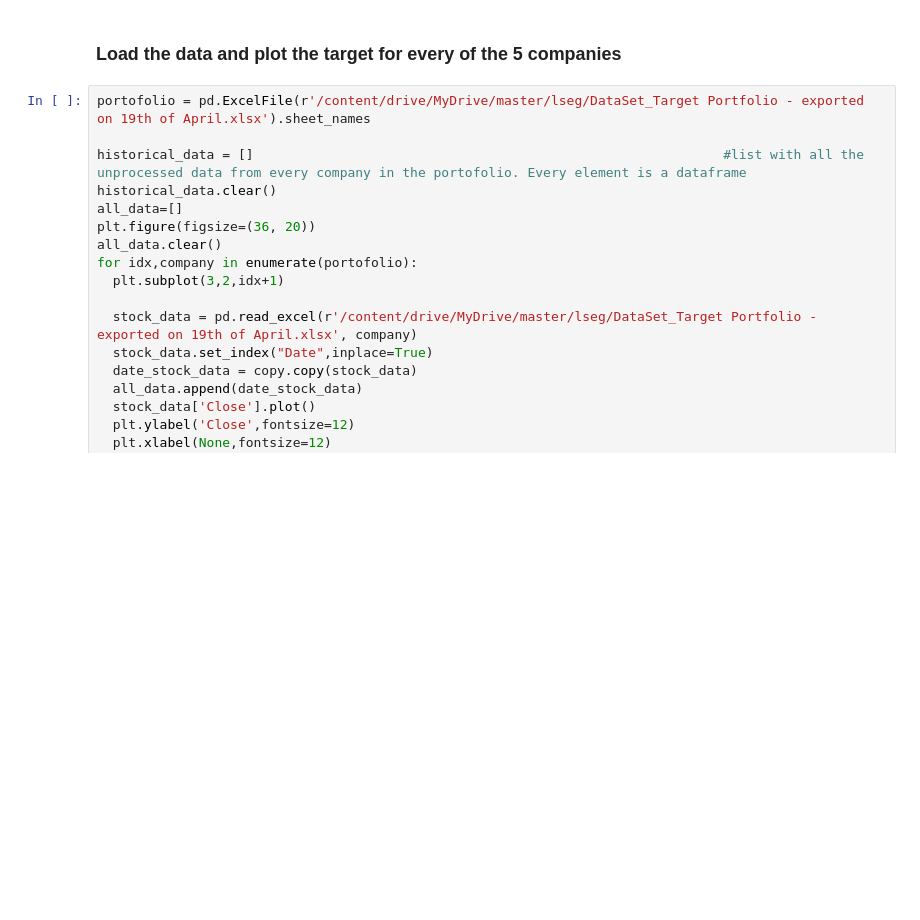
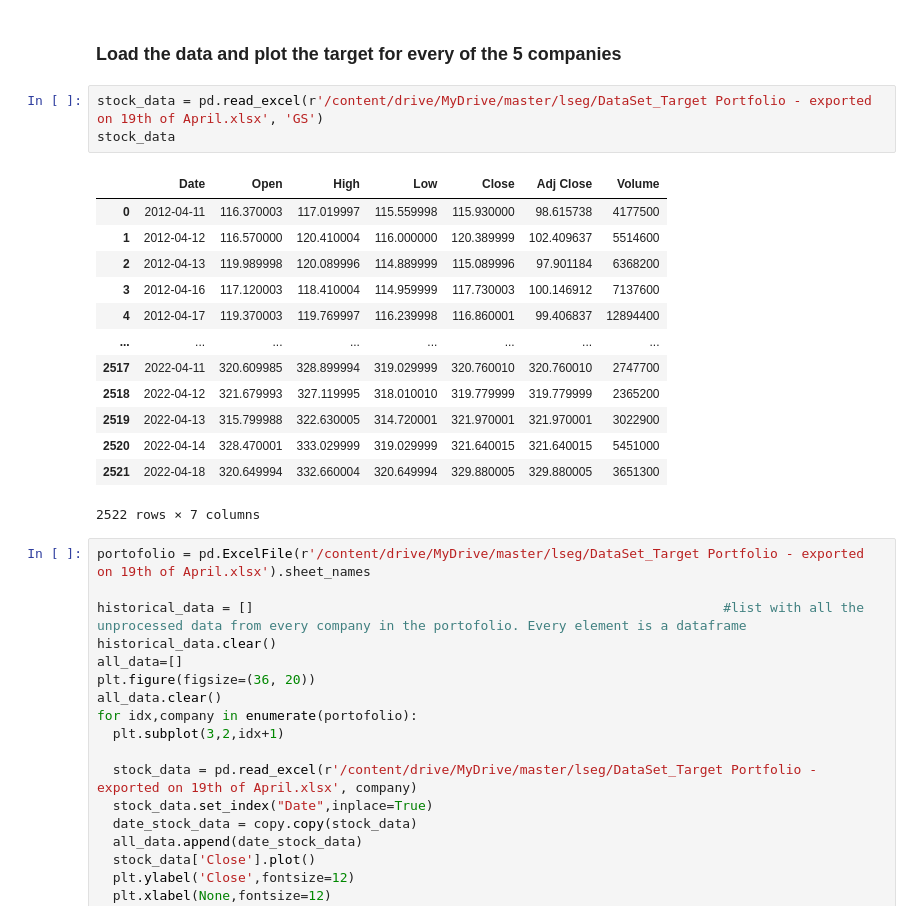
Before and after one commit to andnic51294/Stock-Market-Forecasting-using-an-Echo-State-Network, a Jupyter notebook: ESN.ipynb, the cells around one changed output. Cells and saved outputs as stored; diff of their text form; blank space fills up the shorter version.

```diff
--- a/ESN.ipynb
+++ b/ESN.ipynb
@@ -52,5 +55,22 @@ seaborn.boxplot(ts.index.dayofyear, ts, ax=ax)
 # %% [markdown]
 ### Load the data and plot the target for every of the 5 companies
+# %%
+stock_data = pd.read_excel(r'/content/drive/MyDrive/master/lseg/DataSet_Target Portfolio - exported on 19th of April.xlsx', 'GS')
+stock_data
+# %% [output]
+|  | Date | Open | High | Low | Close | Adj Close | Volume |
+| 0 | 2012-04-11 | 116.370003 | 117.019997 | 115.559998 | 115.930000 | 98.615738 | 4177500 |
+| 1 | 2012-04-12 | 116.570000 | 120.410004 | 116.000000 | 120.389999 | 102.409637 | 5514600 |
+| 2 | 2012-04-13 | 119.989998 | 120.089996 | 114.889999 | 115.089996 | 97.901184 | 6368200 |
+| 3 | 2012-04-16 | 117.120003 | 118.410004 | 114.959999 | 117.730003 | 100.146912 | 7137600 |
+| 4 | 2012-04-17 | 119.370003 | 119.769997 | 116.239998 | 116.860001 | 99.406837 | 12894400 |
+| ... | ... | ... | ... | ... | ... | ... | ... |
+| 2517 | 2022-04-11 | 320.609985 | 328.899994 | 319.029999 | 320.760010 | 320.760010 | 2747700 |
+| 2518 | 2022-04-12 | 321.679993 | 327.119995 | 318.010010 | 319.779999 | 319.779999 | 2365200 |
+| 2519 | 2022-04-13 | 315.799988 | 322.630005 | 314.720001 | 321.970001 | 321.970001 | 3022900 |
+| 2520 | 2022-04-14 | 328.470001 | 333.029999 | 319.029999 | 321.640015 | 321.640015 | 5451000 |
+| 2521 | 2022-04-18 | 320.649994 | 332.660004 | 320.649994 | 329.880005 | 329.880005 | 3651300 |
+2522 rows × 7 columns
 # %%
 portofolio = pd.ExcelFile(r'/content/drive/MyDrive/master/lseg/DataSet_Target Portfolio - exported on 19th of April.xlsx').sheet_names
 
```
Also changed, not shown: parts of 14 cells of this notebook.
